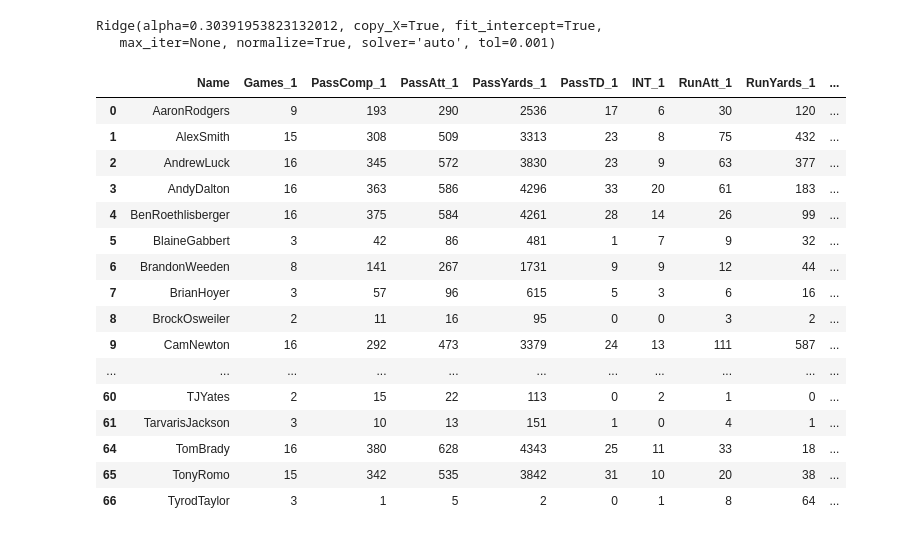
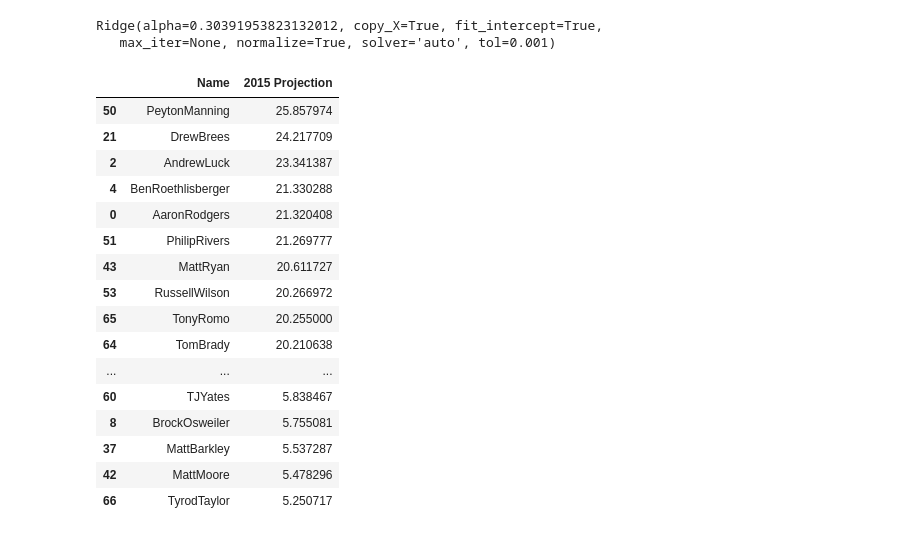
Before and after one commit to keithdlandry/player_stats, a Jupyter notebook: scripts/all_projections.ipynb, the cells around one changed output. Drawn from its saved outputs; the diff is of its cells as text; code cells hidden in the pictures.

```diff
--- a/scripts/all_projections.ipynb
+++ b/scripts/all_projections.ipynb
@@ -83,20 +68,25 @@ qb_most_rec = training_data.data_for_projection(qb_total_df, season=2015)
-# %%
-qb_proj = training_data.ff qb_most_rec
-# %% [output]
-|  | Name | Games_1 | PassComp_1 | PassAtt_1 | PassYards_1 | PassTD_1 | INT_1 | RunAtt_1 | RunYards_1 | ... |
-| 0 | AaronRodgers | 9 | 193 | 290 | 2536 | 17 | 6 | 30 | 120 | ... |
-| 1 | AlexSmith | 15 | 308 | 509 | 3313 | 23 | 8 | 75 | 432 | ... |
-| 2 | AndrewLuck | 16 | 345 | 572 | 3830 | 23 | 9 | 63 | 377 | ... |
-| 3 | AndyDalton | 16 | 363 | 586 | 4296 | 33 | 20 | 61 | 183 | ... |
-| 4 | BenRoethlisberger | 16 | 375 | 584 | 4261 | 28 | 14 | 26 | 99 | ... |
-| 5 | BlaineGabbert | 3 | 42 | 86 | 481 | 1 | 7 | 9 | 32 | ... |
-| 6 | BrandonWeeden | 8 | 141 | 267 | 1731 | 9 | 9 | 12 | 44 | ... |
-| 7 | BrianHoyer | 3 | 57 | 96 | 615 | 5 | 3 | 6 | 16 | ... |
-| 8 | BrockOsweiler | 2 | 11 | 16 | 95 | 0 | 0 | 3 | 2 | ... |
-| 9 | CamNewton | 16 | 292 | 473 | 3379 | 24 | 13 | 111 | 587 | ... |
-| ... | ... | ... | ... | ... | ... | ... | ... | ... | ... | ... |
-| 60 | TJYates | 2 | 15 | 22 | 113 | 0 | 2 | 1 | 0 | ... |
-| 61 | TarvarisJackson | 3 | 10 | 13 | 151 | 1 | 0 | 4 | 1 | ... |
-| 64 | TomBrady | 16 | 380 | 628 | 4343 | 25 | 11 | 33 | 18 | ... |
-| 65 | TonyRomo | 15 | 342 | 535 | 3842 | 31 | 10 | 20 | 38 | ... |
-| 66 | TyrodTaylor | 3 | 1 | 5 | 2 | 0 | 1 | 8 | 64 | ... |
+# %%
+qb_proj = training_data.ff_projection(qb_most_rec, qb_model)
+rb_proj = training_data.ff_projection(rb_most_rec, rb_model)
+wr_proj = training_data.ff_projection(wr_most_rec, wr_model)
+te_proj = training_data.ff_projection(te_most_rec, te_model)
+# %%
+qb_proj
+# %% [output]
+|  | Name | 2015 Projection |
+| 50 | PeytonManning | 25.857974 |
+| 21 | DrewBrees | 24.217709 |
+| 2 | AndrewLuck | 23.341387 |
+| 4 | BenRoethlisberger | 21.330288 |
+| 0 | AaronRodgers | 21.320408 |
+| 51 | PhilipRivers | 21.269777 |
+| 43 | MattRyan | 20.611727 |
+| 53 | RussellWilson | 20.266972 |
+| 65 | TonyRomo | 20.255000 |
+| 64 | TomBrady | 20.210638 |
+| ... | ... | ... |
+| 60 | TJYates | 5.838467 |
+| 8 | BrockOsweiler | 5.755081 |
+| 37 | MattBarkley | 5.537287 |
+| 42 | MattMoore | 5.478296 |
+| 66 | TyrodTaylor | 5.250717 |
```
Also changed, not shown: parts of 5 cells of this notebook.
